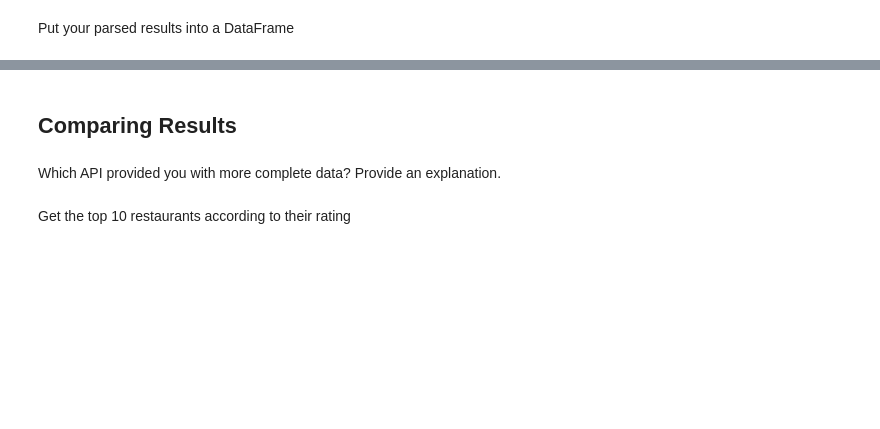
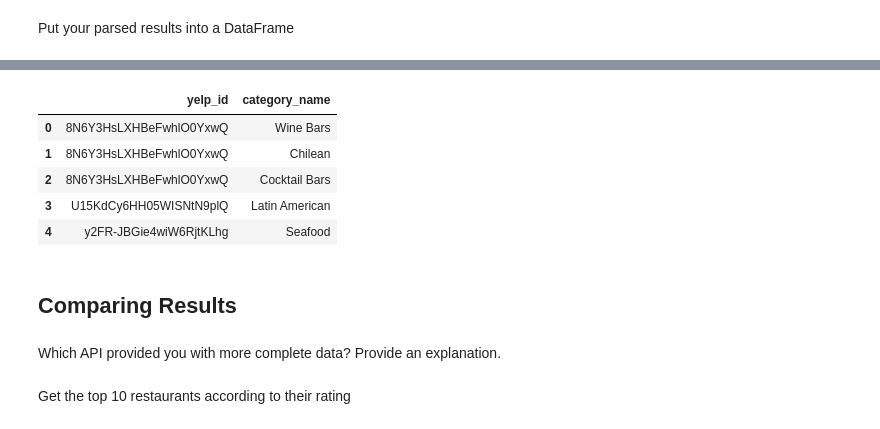
Before and after one commit to harnettd/stat-modelling-with-python, a Jupyter notebook: notebooks/yelp_foursquare_EDA.ipynb, the cells around one changed output, grey strips where cells are left out. Drawn from its saved outputs; the diff is of its cells as text; code cells hidden in the pictures; blank space fills up the shorter version.

```diff
--- a/notebooks/yelp_foursquare_EDA.ipynb
+++ b/notebooks/yelp_foursquare_EDA.ipynb
@@ -361,3 +551,13 @@ Put your parsed results into a DataFrame
+# %%
+yelp_categories_df = pd.DataFrame(yelp_categories)
+yelp_categories_df.head()
+# %% [output]
+|  | yelp_id | category_name |
+| 0 | 8N6Y3HsLXHBeFwhlO0YxwQ | Wine Bars |
+| 1 | 8N6Y3HsLXHBeFwhlO0YxwQ | Chilean |
+| 2 | 8N6Y3HsLXHBeFwhlO0YxwQ | Cocktail Bars |
+| 3 | U15KdCy6HH05WISNtN9plQ | Latin American |
+| 4 | y2FR-JBGie4wiW6RjtKLhg | Seafood |
 # %% [markdown]
 ## Comparing Results
 # %% [markdown]
```
Also changed, not shown: parts of 15 cells of this notebook.
